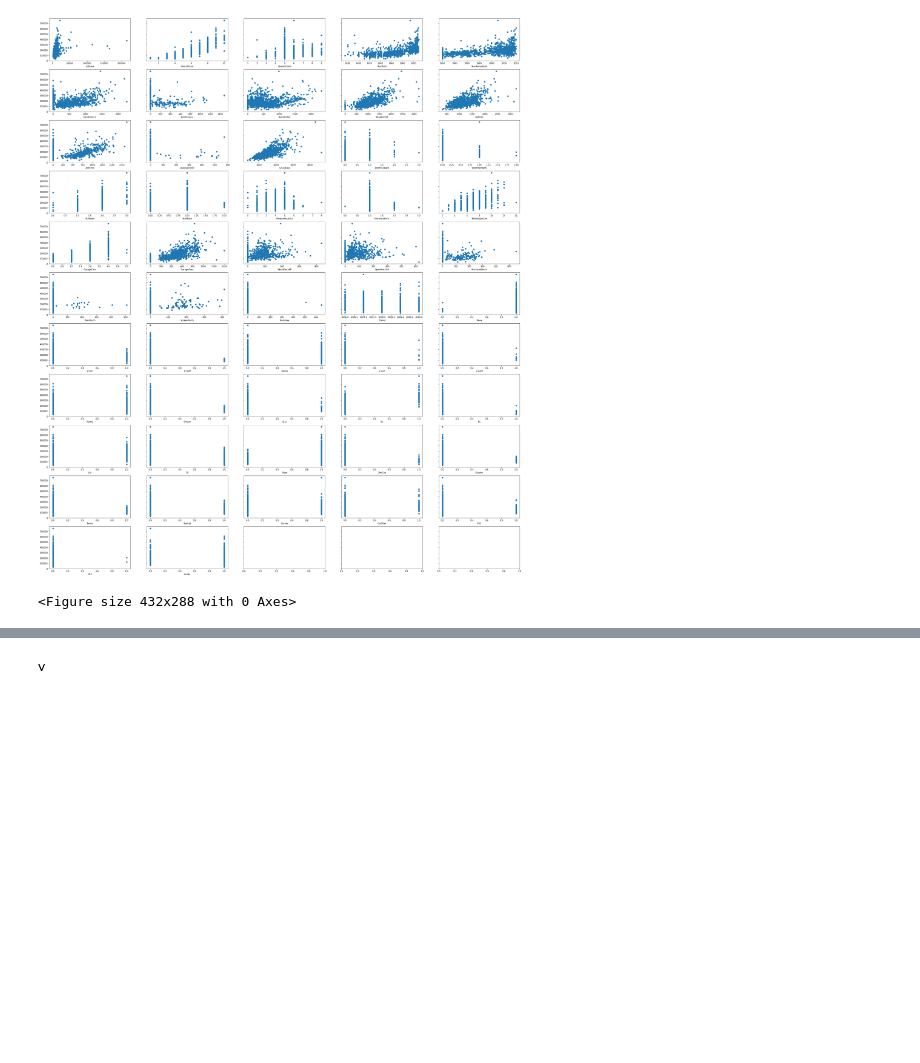
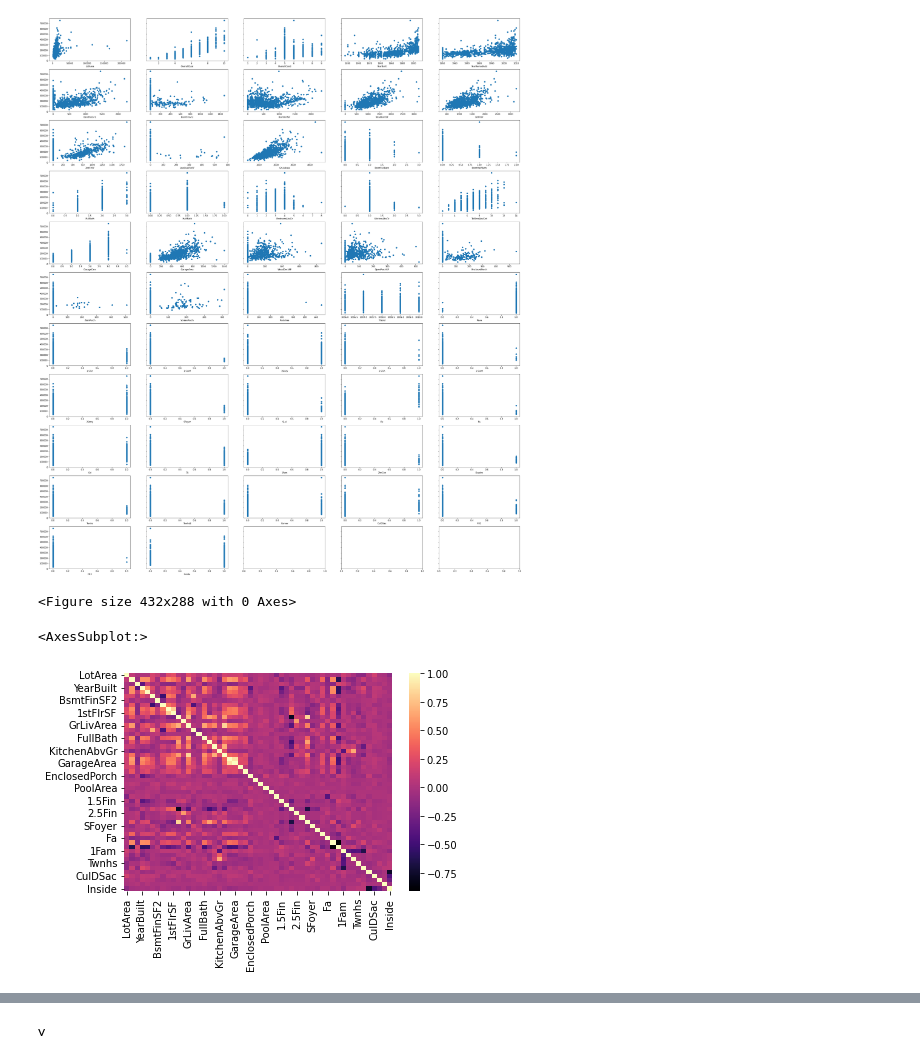
Before and after one commit to hifrickenfive/UniAdelaideAIML, a Jupyter notebook: assignment2/scratch.ipynb, the cells around one changed output, grey strips where cells are left out. Saved outputs shown, nothing was run; the diff lists cells and outputs as text; code cells hidden in the pictures; blank space fills up the shorter version.

```diff
--- a/assignment2/scratch.ipynb
+++ b/assignment2/scratch.ipynb
@@ -311,6 +311,11 @@ plot_custom_subplot(X_train_subset, y_train)
 # %% [output]
 [figure]
 <Figure size 432x288 with 0 Axes>
+# %%
+sb.heatmap(X_train_subset.corr(), cmap = 'magma')
+# %% [output]
+<AxesSubplot:>
+[figure, added]
 # %%
 run_lin_regression(X_train_subset, y_train, X_test_subset, y_test)
 # %% [output]
```
Also changed, not shown: parts of 3 cells of this notebook, 2 other files.
